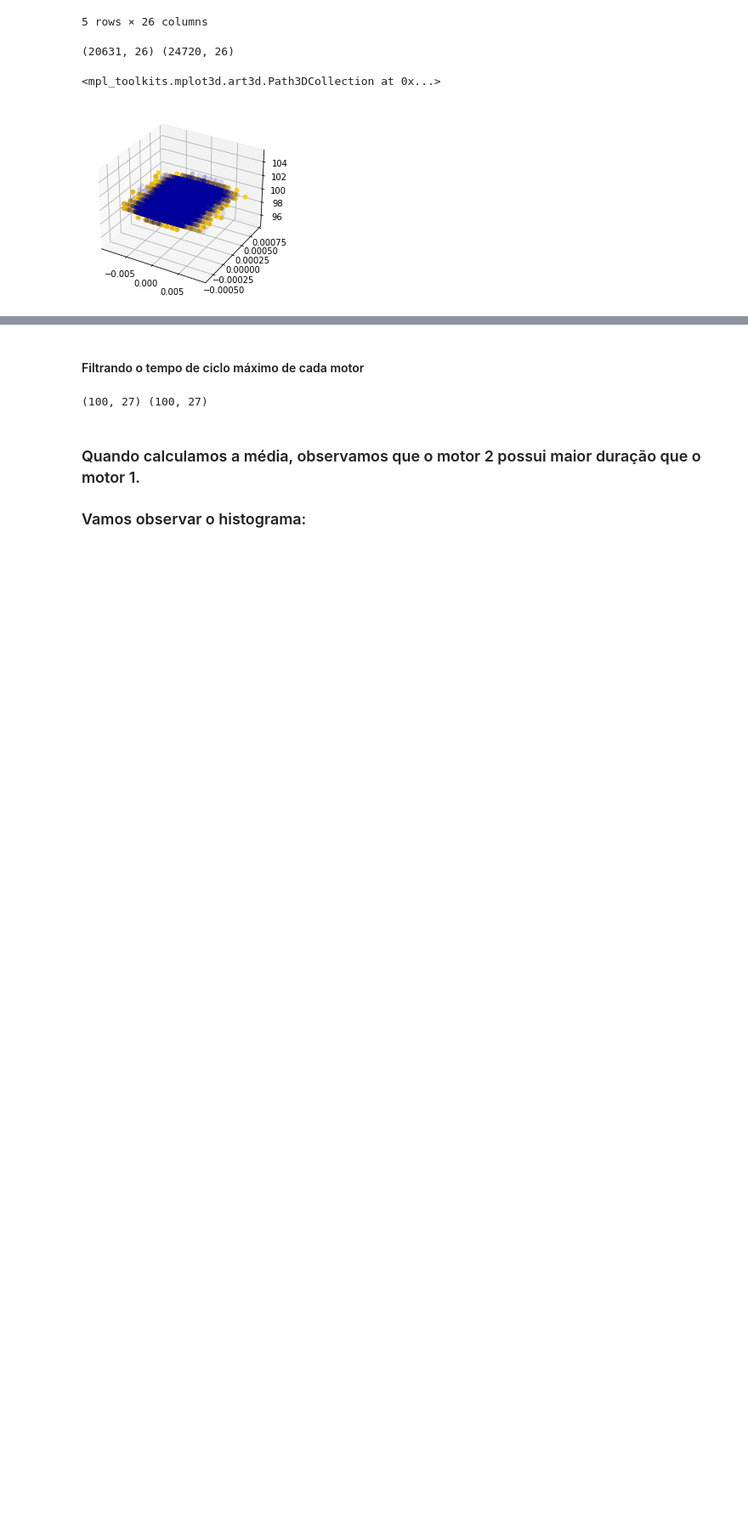
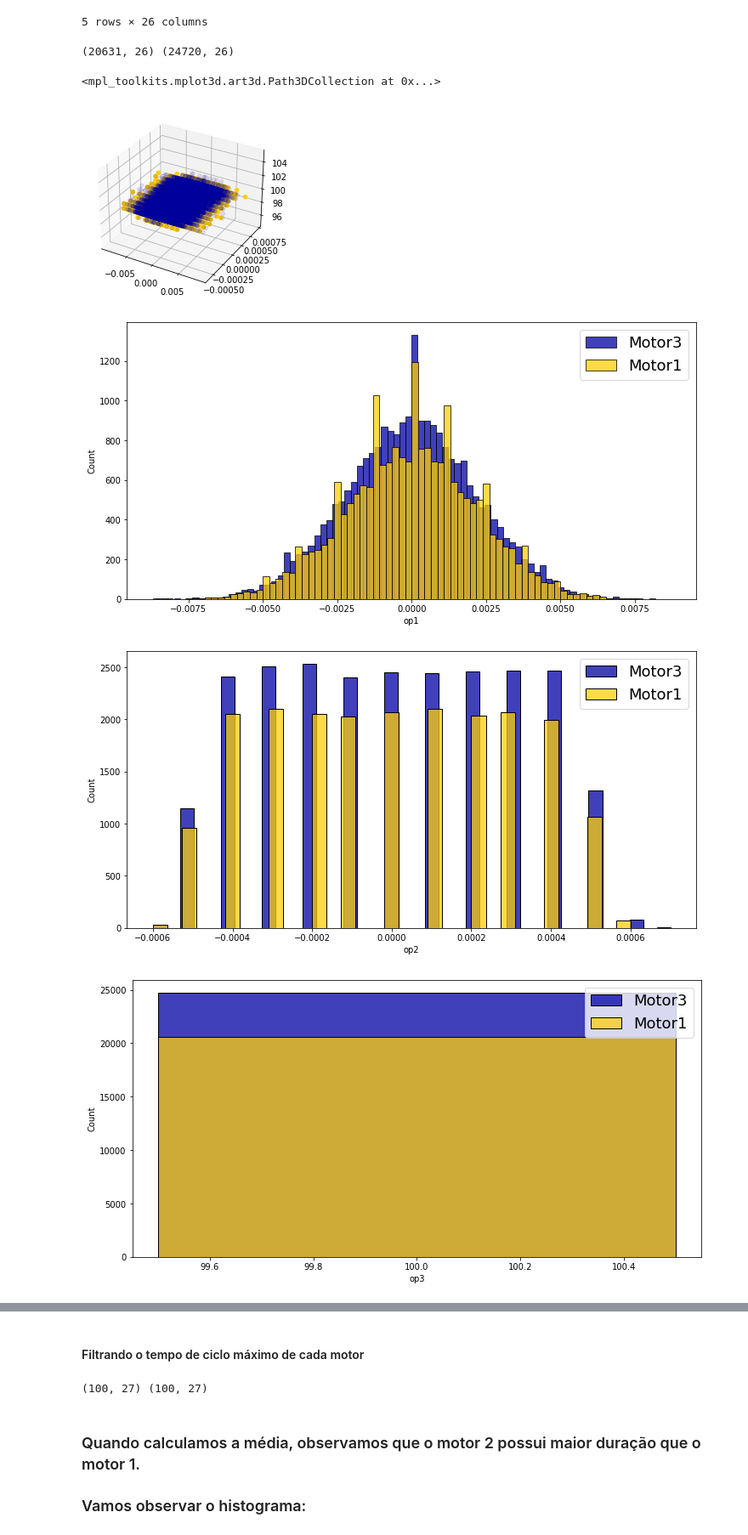
Before and after one commit to lucas-fpaiva/estatistica_pes, a Jupyter notebook: mot1vs3.ipynb, the cells around one changed output, grey strips where cells are left out. Shown at 85% size. Drawn from its saved outputs; the diff is of its cells as text; code cells hidden in the pictures; blank space fills up the shorter version.

```diff
--- a/mot1vs3.ipynb
+++ b/mot1vs3.ipynb
@@ -101,3 +101,14 @@ ax.scatter(motor_3['op1'], motor_3['op2'], motor_3['op3'],'.r',color=colors[1],a
 # %% [output]
 <mpl_toolkits.mplot3d.art3d.Path3DCollection at 0x...>
 [figure]
+# %%
+for op in ['op1','op2','op3']:
+    plt.figure(figsize=(12,6))
+    sns.histplot(motor_3, x=op,color=colors[1])
+    sns.histplot(motor_1, x=op,color=colors[-2])
+
+    plt.legend(["Motor3", "Motor1"],fontsize=18)
+# %% [output]
+[figure, added]
+[figure, added]
+[figure, added]
```
Also changed, not shown: parts of 2 cells of this notebook.
